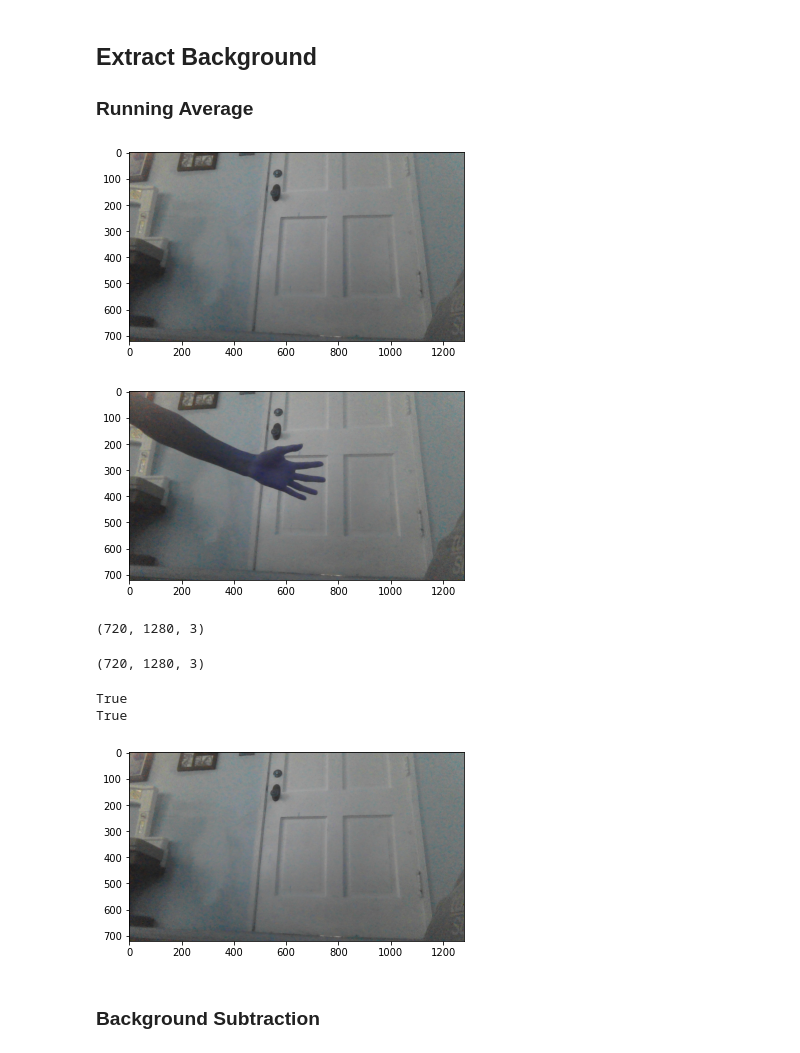
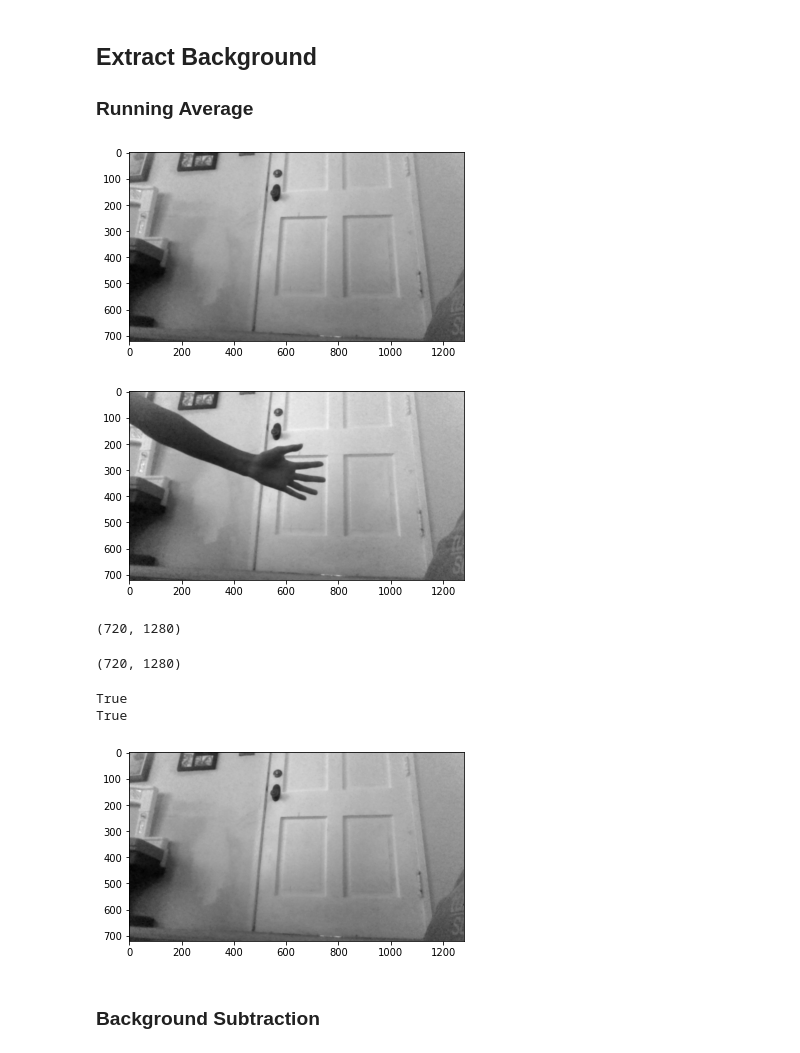
Before and after one commit to roostingcat/gesture_recog, a Jupyter notebook: dummy.ipynb, the cells around one changed output. Saved outputs shown, nothing was run; the diff lists cells and outputs as text; code cells hidden in the pictures.

```diff
--- a/dummy.ipynb
+++ b/dummy.ipynb
@@ -6,27 +6,35 @@ import matplotlib.pyplot as plt
 # %% [markdown]
 ## Extract Background
 ### Running Average
-# %%
-background = cv2.imread("images/no_hand.jpg")
-foreground = cv2.imread("images/yes_hand.jpg")
-
-plt.imshow(background)
-plt.show()
-
-plt.imshow(foreground)
-plt.show()
-# %% [output]
-[figure, removed]
-[figure, removed]
+# %%
+background = cv2.imread("images/no_hand.jpg")
+foreground = cv2.imread("images/yes_hand.jpg")
+
+# turn to garyscale because color isn't important for this
+gray_back = cv2.cvtColor(background, cv2.COLOR_BGR2GRAY)
+gray_fore = cv2.cvtColor(foreground, cv2.COLOR_BGR2GRAY)
+
+# blur to smooth things out
+gray_back = cv2.GaussianBlur(gray_back, (7, 7), 0)
+gray_fore  = cv2.GaussianBlur(gray_fore, (7, 7), 0)
+
+plt.imshow(gray_back, cmap='gray')
+plt.show()
+
+plt.imshow(gray_fore, cmap='gray')
+plt.show()
+# %% [output]
+[figure, added]
+[figure, added]
 # %%
-background.shape # its an array of 720 rows, 1280 columns, and 3 layers/channels
+gray_back.shape # its an array of 720 rows, 1280 columns, and 3 layers/channels
 # %% [output]
-(720, 1280, 3)
+(720, 1280)
 # %%
 # change to float, doesn't work with int
-average = cv2.accumulateWeighted(background.astype("float"), background.astype("float"), 0.5)
+average = cv2.accumulateWeighted(gray_back.astype("float"), gray_back.astype("float"), 0.5)
 display(average.shape) # still the same dimensions
 # %% [output]
-(720, 1280, 3)
+(720, 1280)
 # %%
 # manual calculation of accumulateWeighted
@@ -37,10 +45,10 @@ print((average == background).all()) # since we used the same image, the average
 True
 True
 # %%
-plt.imshow(average.astype("int")) # change back to int because it used to be float and imshow requires range 0-255 ints
+plt.imshow(average.astype("int"), cmap='gray') # change back to int because it used to be float and imshow requires range 0-255 ints
 plt.show()
 # %% [output]
-[figure, old version]
+[figure, new version]
 # %% [markdown]
 ### Background Subtraction
 # %%
```
Also changed, not shown: parts of 12 cells of this notebook.
